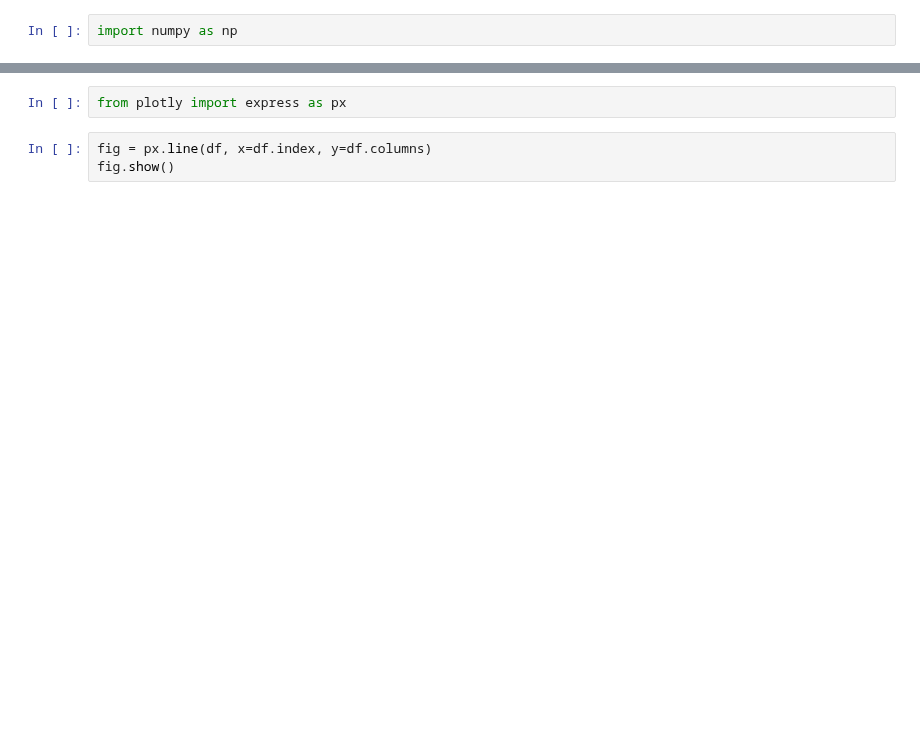
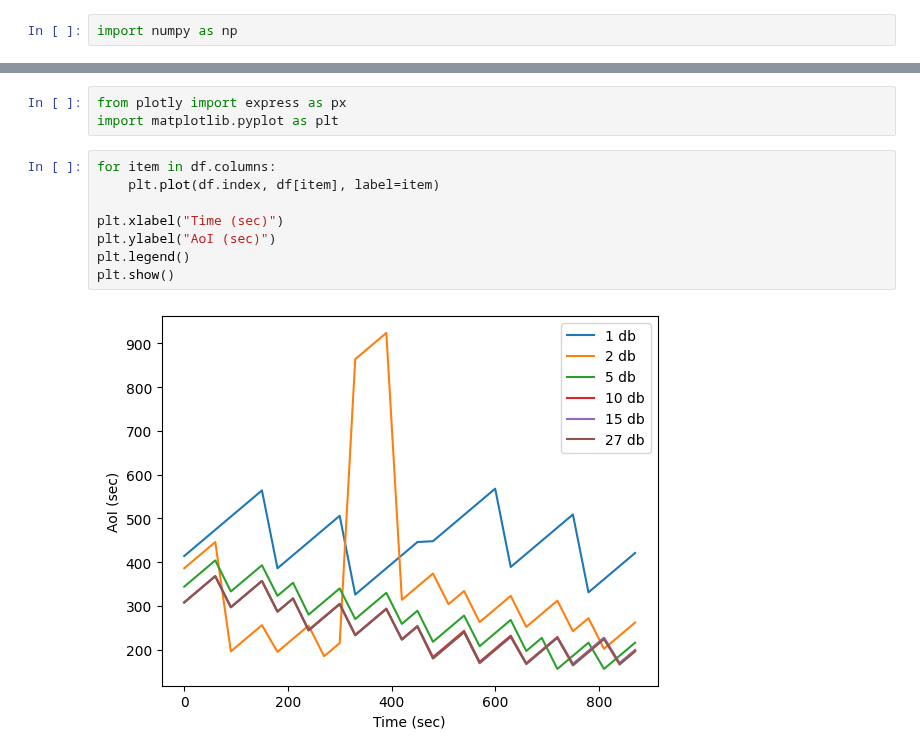
Before and after one commit to maxDeCoder/Avignon_LORA, a Jupyter notebook: test.ipynb, the cells around one changed output, grey strips where cells are left out. Cells and saved outputs as stored; diff of their text form; blank space fills up the shorter version.

```diff
--- a/test.ipynb
+++ b/test.ipynb
@@ -143,5 +92,13 @@ pd.DataFrame({"mean": avgs, "std": stds}, index=df.columns)
 # %%
 from plotly import express as px
+import matplotlib.pyplot as plt
-# %%
-fig = px.line(df, x=df.index, y=df.columns)
-fig.show()
+# %%
+for item in df.columns:
+    plt.plot(df.index, df[item], label=item)
+
+plt.xlabel("Time (sec)")
+plt.ylabel("AoI (sec)")
+plt.legend()
+plt.show()
+# %% [output]
+[figure, added]
```
Also changed, not shown: parts of 8 cells of this notebook, 23 other files.
